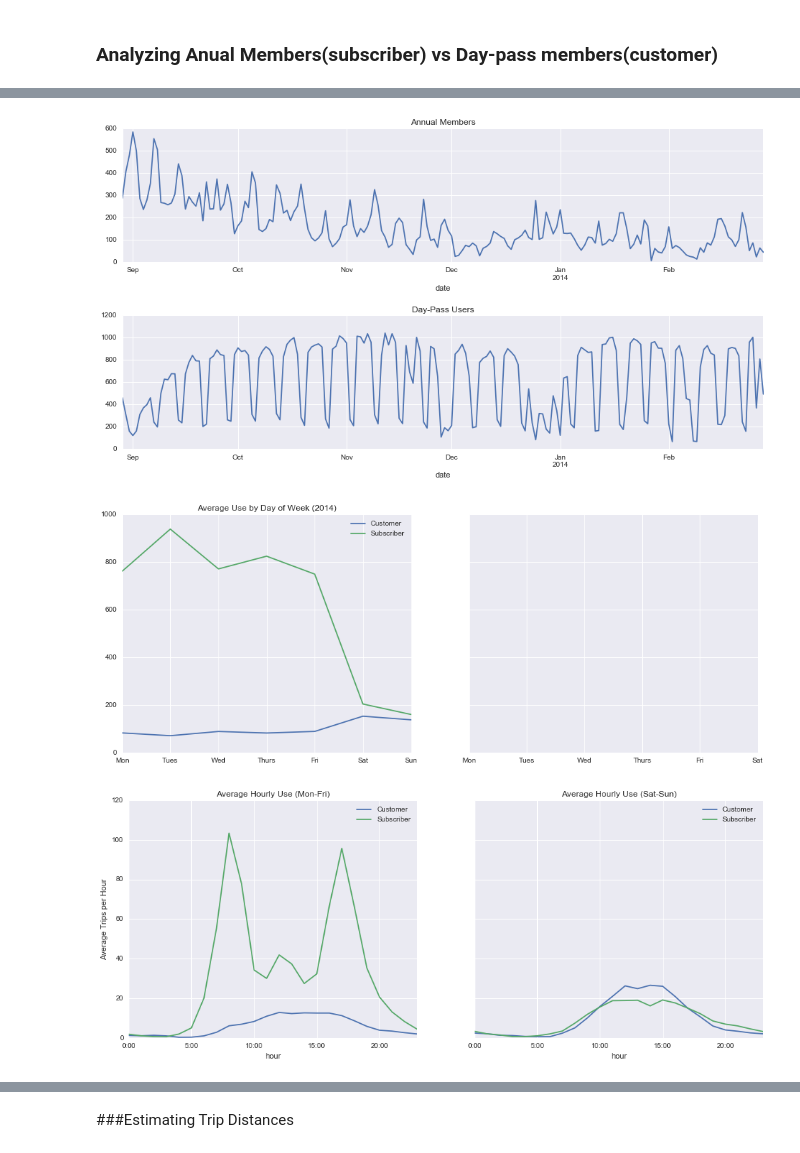
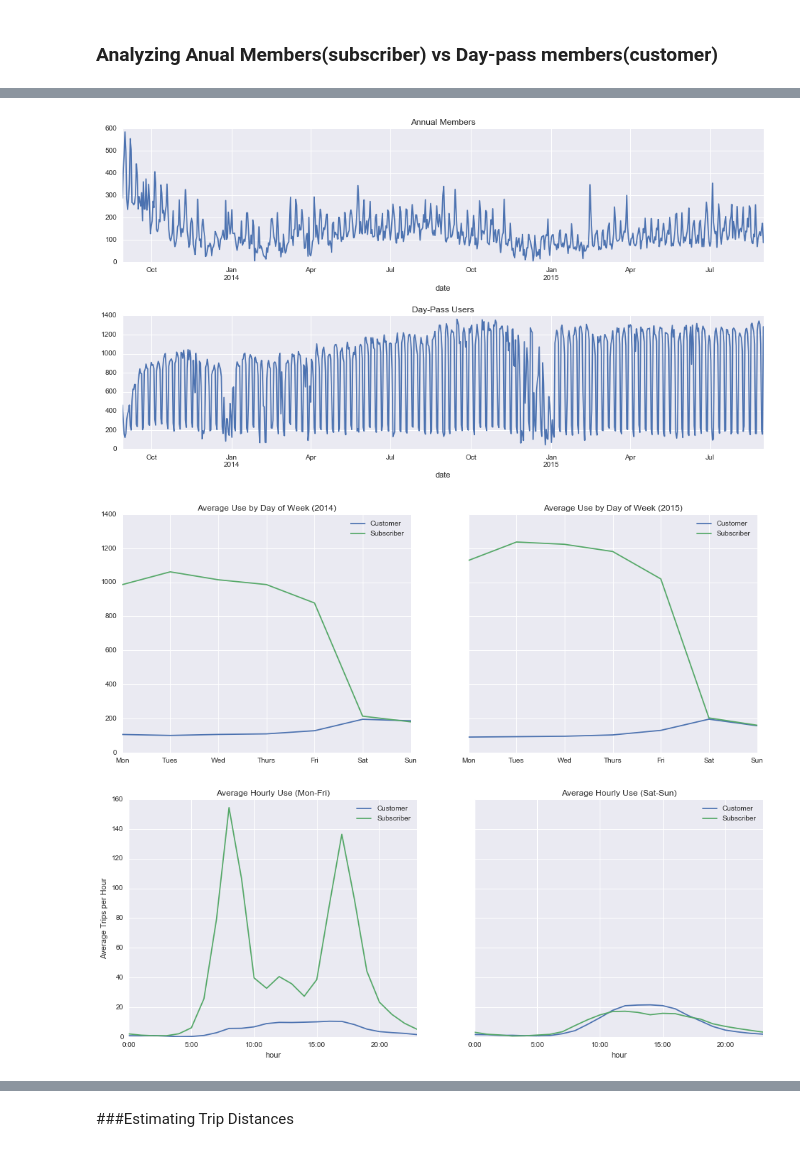
Before and after one commit to binnie869/Bicycle-Mania, a Jupyter notebook: Anubhav_Exploration3.ipynb, the cells around one changed output, grey strips where cells are left out. Saved outputs shown, nothing was run; the diff lists cells and outputs as text; code cells hidden in the pictures.

Commit message:
Visualizations on the merged dataset psoted and adding a notebook to predict someting

```diff
--- a/Anubhav_Exploration3.ipynb
+++ b/Anubhav_Exploration3.ipynb
@@ -9,7 +9,7 @@ import pandas as pd
 import numpy as np
 import seaborn as sns; sns.set()
 # %%
-trips = pd.read_csv('DATA/babs_open_data_year_1/201402_babs_open_data/201402_trip_data.csv',
+trips = pd.read_csv('DATA/babs_master/trip_master.csv',
                     parse_dates=['Start Date', 'End Date'],
                     infer_datetime_format=True)
 trips.head()
@@ -36,19 +36,19 @@ fig.subplots_adjust(hspace=0.4)
 by_date.iloc[:, 0].plot(ax=ax[0], title='Annual Members');
 by_date.iloc[:, 1].plot(ax=ax[1], title='Day-Pass Users');
 # %% [output]
-[figure, old version]
+[figure, new version]
 # %%
 by_weekday = by_date.groupby([by_date.index.year,
                               by_date.index.dayofweek]).mean()
 by_weekday.columns.name = None  # remove label for plot
 
 fig, ax = plt.subplots(1, 2, figsize=(16, 6), sharey=True)
 by_weekday.loc[2014].plot(title='Average Use by Day of Week (2014)', ax=ax[0]);
-# by_weekday.loc[2015].plot(title='Average Use by Day of Week (2015)', ax=ax[1]);
+by_weekday.loc[2015].plot(title='Average Use by Day of Week (2015)', ax=ax[1]);
 for axi in ax:
     axi.set_xticklabels(['Mon', 'Tues', 'Wed', 'Thurs', 'Fri', 'Sat', 'Sun'])
 # %% [output]
-[figure, old version]
+[figure, new version]
 # %%
 # count trips by date and by hour
 by_hour = trips.pivot_table('Trip ID', aggfunc='count',
@@ -68,7 +68,7 @@ by_hour.loc['weekday'].plot(title='Average Hourly Use (Mon-Fri)', ax=ax[0])
 by_hour.loc['weekend'].plot(title='Average Hourly Use (Sat-Sun)', ax=ax[1])
 ax[0].set_ylabel('Average Trips per Hour');
 # %% [output]
-[figure, old version]
+[figure, new version]
 # %%
 trips['minutes'] = trips['Duration'] /60
 trips.groupby('Subscription Type')['minutes'].hist(bins=np.arange(61), alpha=0.5, normed=True);
```
Also changed, not shown: parts of 1 cell of this notebook, 3 other files.
